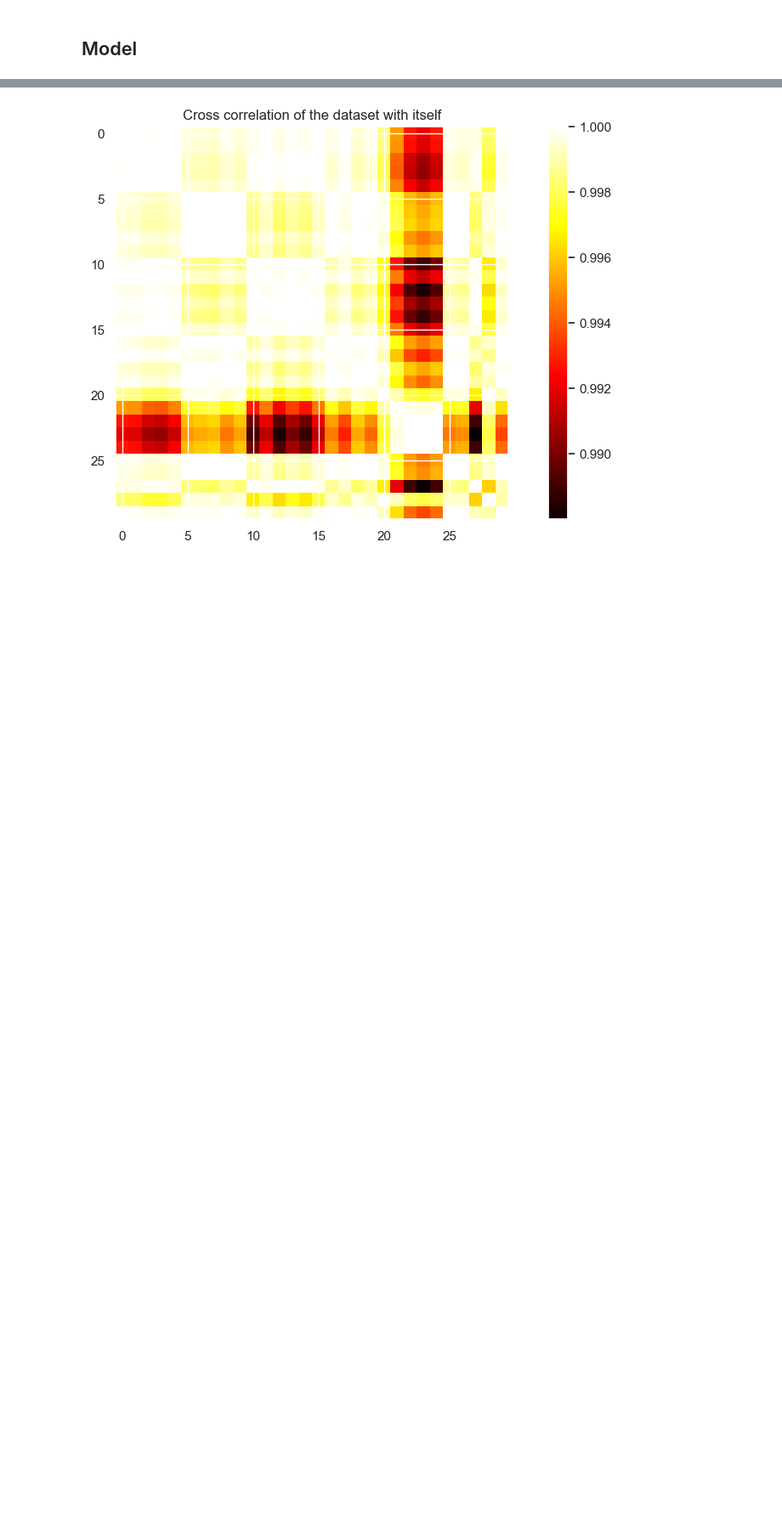
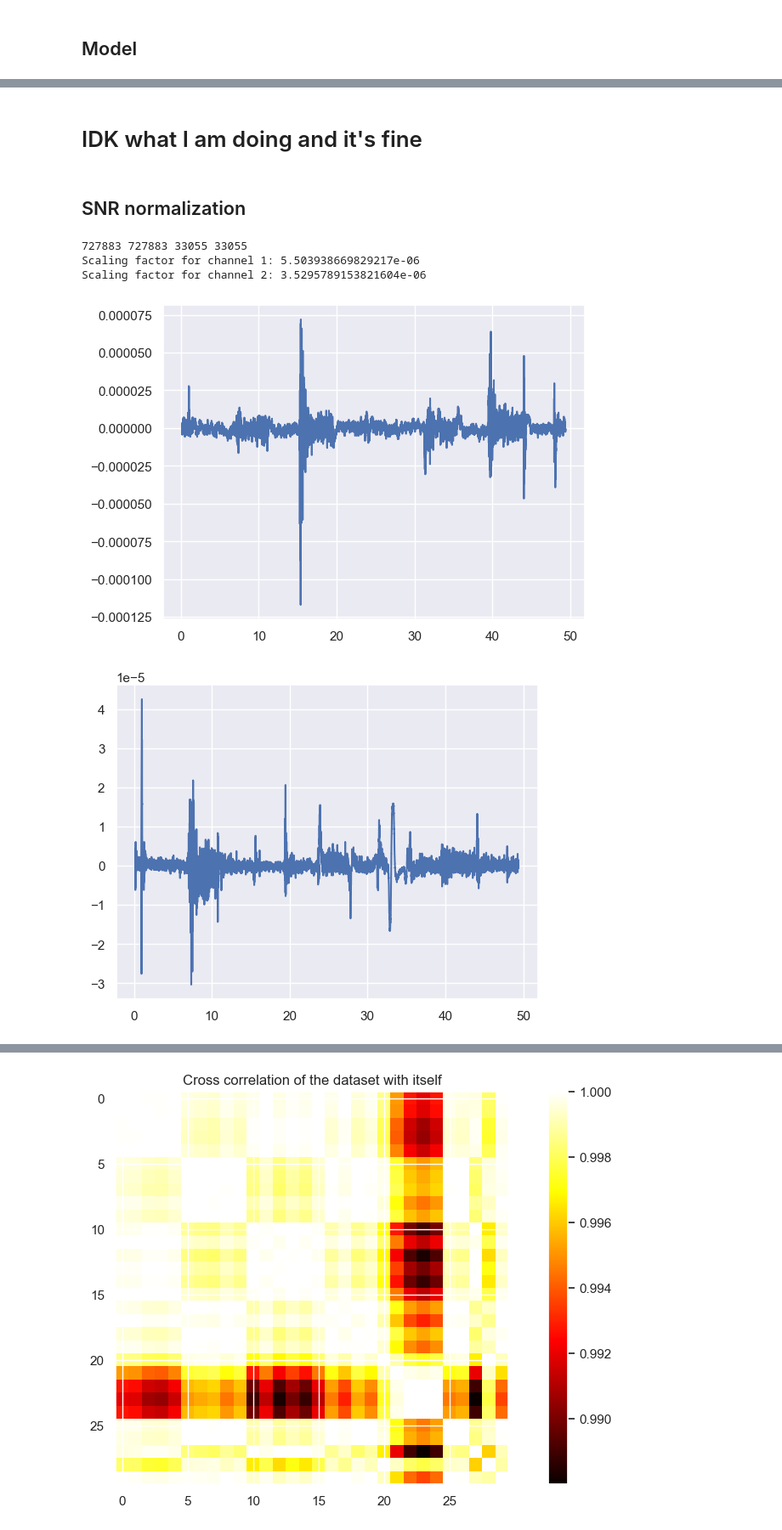
Before and after one commit to N-Pulse/EMG-Decoding, a Jupyter notebook: data_exploration.ipynb, the cells around one changed output, grey strips where cells are left out. Shown at 85% size. Drawn from its saved outputs; the diff is of its cells as text; code cells hidden in the pictures; blank space fills up the shorter version.

Commit message:
model training file

```diff
--- a/data_exploration.ipynb
+++ b/data_exploration.ipynb
@@ -289,11 +378,14 @@ plt.suptitle("Rectified EMG signal for restimulus 1")
 # %%
 def compute_flat_label(row):
-    if row['Action1'] == 'Rest' and pd.isna(row['Action2']): # return 'Rest' if Action1 is 'Rest' and Action2 is NaN
-        return 'Rest'
-    elif row['Action1'] != 'Rest' and pd.isna(row['Action2']): # if Action2 is NaN, return Action1 (except for 'Rest')
+    if pd.isna(row['Action2']): # if Action2 is NaN, return Action1
+        return row['Action1']
+    elif row['Action1'] == 'Rest':
+        return row['Action2']
+    elif row['Action2'] == 'Rest':
         return row['Action1']
     else:
-        return row['Action2']  # transition phase, but will be merged into gesture
+        print("Error")
+        return row['Action1']
 # %%
 # Create single label for each row
 data_pers_copy = data_pers.copy()
@@ -602,0 +816,6 @@ stimulus.unique()
+# %%
+testing_data = data_pers.copy()
+testing_data['Gesture'] = testing_data.apply(compute_flat_label, axis=1)
+testing_data['Gesture'] = testing_data['Gesture'].map(gesture_to_id)
+testing_data.drop(columns=['Action1', 'Action2'], inplace=True)
+testing_data.dropna(inplace=True)  # Drop rows with NaN values in 'Gesture' column
@@ -602,0 +837,39 @@ stimulus.unique()
+# %% [markdown]
+# IDK what I am doing and it's fine
+# %% [markdown]
+## SNR normalization
+# %%
+rest_ninapro_channel2 = training_data[training_data['Restimulus'] == 0]['Channel2']
+rest_ninapro_channel8 = training_data[training_data['Restimulus'] == 0]['Channel8']
+
+rest_pers_channel1 = testing_data[testing_data['Gesture'] == 0]['Channel1']
+rest_pers_channel2 = testing_data[testing_data['Gesture'] == 0]['Channel2']
+
+print(len(rest_ninapro_channel2), len(rest_ninapro_channel8), len(rest_pers_channel1), len(rest_pers_channel2))
+
+scaling_factor_channel1 = np.sqrt(np.mean(rest_ninapro_channel2**2) / np.mean(rest_pers_channel1**2))
+scaling_factor_channel2 = np.sqrt(np.mean(rest_ninapro_channel8**2) / np.mean(rest_pers_channel2**2))
+print(f"Scaling factor for channel 1: {scaling_factor_channel1}")
+print(f"Scaling factor for channel 2: {scaling_factor_channel2}")
+# %% [output]
+727883 727883 33055 33055
+Scaling factor for channel 1: 5.503938669829217e-06
+Scaling factor for channel 2: 3.5295789153821604e-06
+# %%
+testing_data['Channel1'] = testing_data['Channel1'] * scaling_factor_channel1
+testing_data['Channel2'] = testing_data['Channel2'] * scaling_factor_channel2
+# %%
+plt.plot(testing_data['Timestamp'],testing_data['Channel1'], label='Channel 1 (scaled)')
+plt.show()
+
+plt.plot(testing_data['Timestamp'],testing_data['Channel2'], label='Channel 2 (scaled)')
+plt.show()
+
+plt.plot(training_data[(training_data['Timestamp'] >= 800)]['Timestamp'],training_data[(training_data['Timestamp'] >= 800)]['Channel2'], label='Nina Channel 2 (scaled)')
+plt.show()
+
+plt.plot(training_data['Timestamp'],training_data['Channel8'], label='Nina Channel 8 (scaled)')
+plt.show()
+# %% [output]
+[figure, added]
+[figure, added]
```
Also changed, not shown: parts of 48 cells of this notebook, 1 other file.
